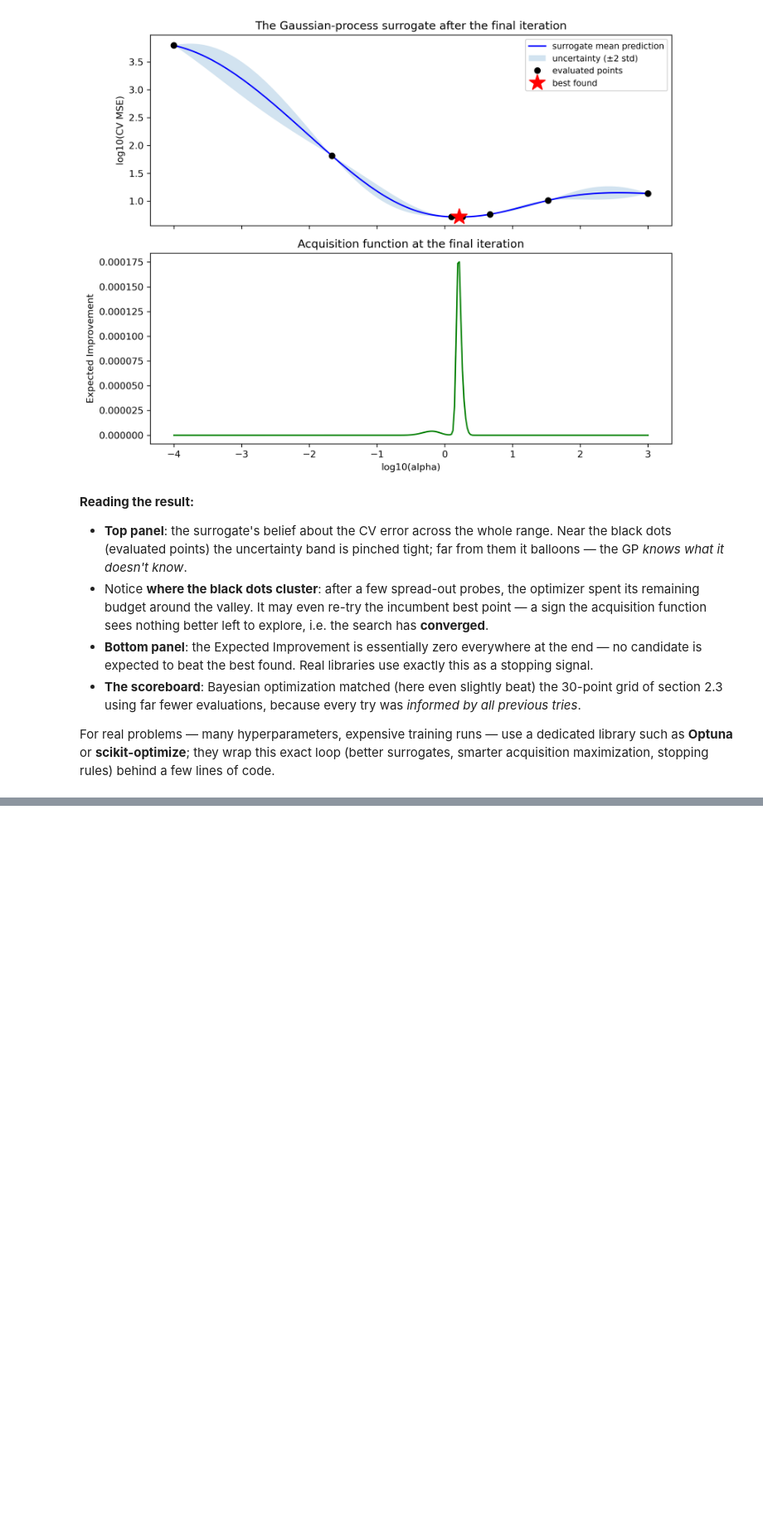
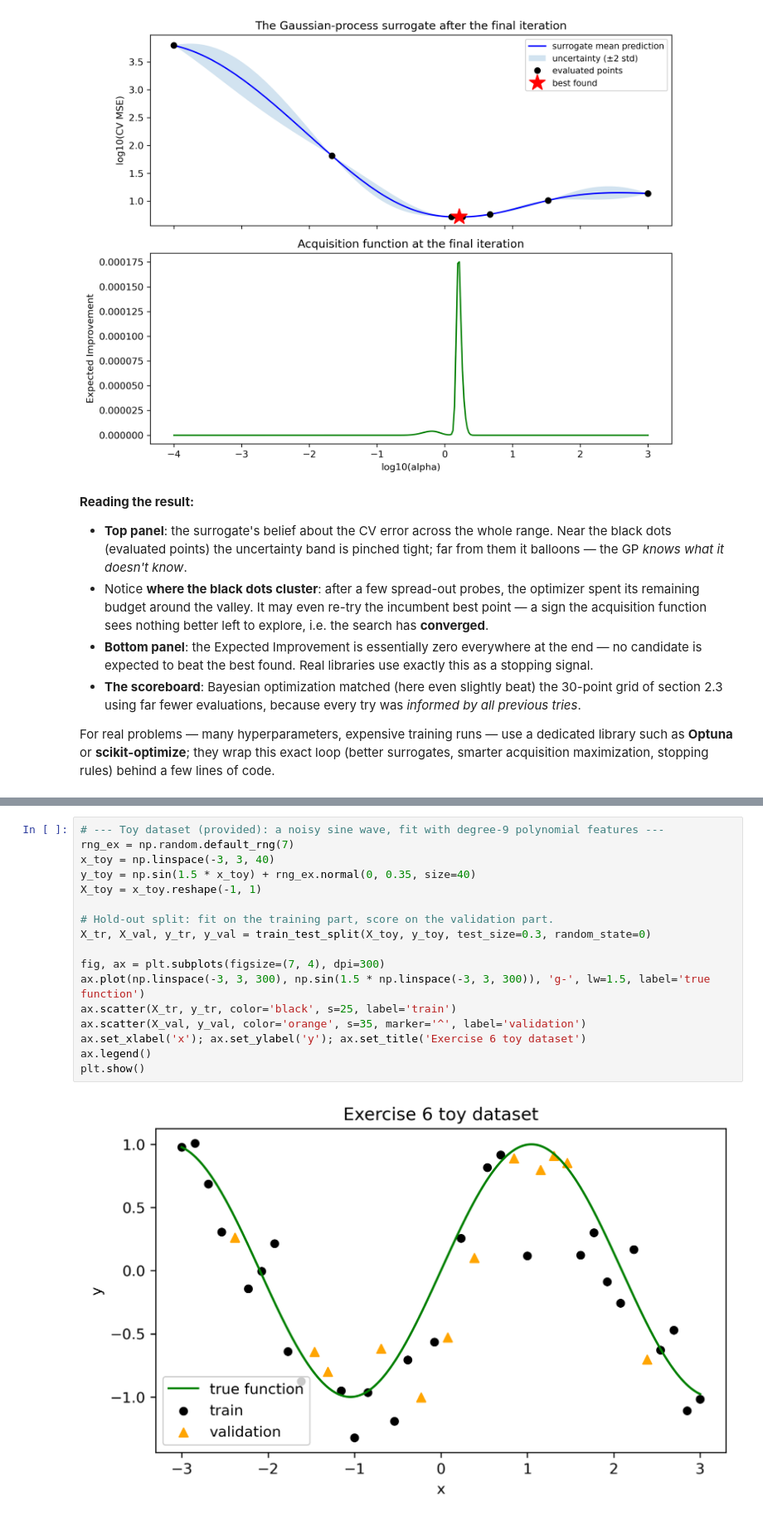
Before and after one commit to uoft-ml-bootcamp/tutorials, a Jupyter notebook: 02-supervised-learning/regression-and-svm/regularization-and-hyperparameter-tuning.ipynb, the cells around one changed output, grey strips where cells are left out. Shown at 83% size. Cells and saved outputs as stored; diff of their text form; blank space fills up the shorter version.

```diff
--- a/02-supervised-learning/regression-and-svm/regularization-and-hyperparameter-tuning.ipynb
+++ b/02-supervised-learning/regression-and-svm/regularization-and-hyperparameter-tuning.ipynb
@@ -1192,0 +1199,19 @@ a few lines of code.
+# %%
+# --- Toy dataset (provided): a noisy sine wave, fit with degree-9 polynomial features ---
+rng_ex = np.random.default_rng(7)
+x_toy = np.linspace(-3, 3, 40)
+y_toy = np.sin(1.5 * x_toy) + rng_ex.normal(0, 0.35, size=40)
+X_toy = x_toy.reshape(-1, 1)
+
+# Hold-out split: fit on the training part, score on the validation part.
+X_tr, X_val, y_tr, y_val = train_test_split(X_toy, y_toy, test_size=0.3, random_state=0)
+
+fig, ax = plt.subplots(figsize=(7, 4), dpi=300)
+ax.plot(np.linspace(-3, 3, 300), np.sin(1.5 * np.linspace(-3, 3, 300)), 'g-', lw=1.5, label='true function')
+ax.scatter(X_tr, y_tr, color='black', s=25, label='train')
+ax.scatter(X_val, y_val, color='orange', s=35, marker='^', label='validation')
+ax.set_xlabel('x'); ax.set_ylabel('y'); ax.set_title('Exercise 6 toy dataset')
+ax.legend()
+plt.show()
+# %% [output]
+[figure, added]
```
Also changed, not shown: parts of 13 cells of this notebook, 7 other files.
